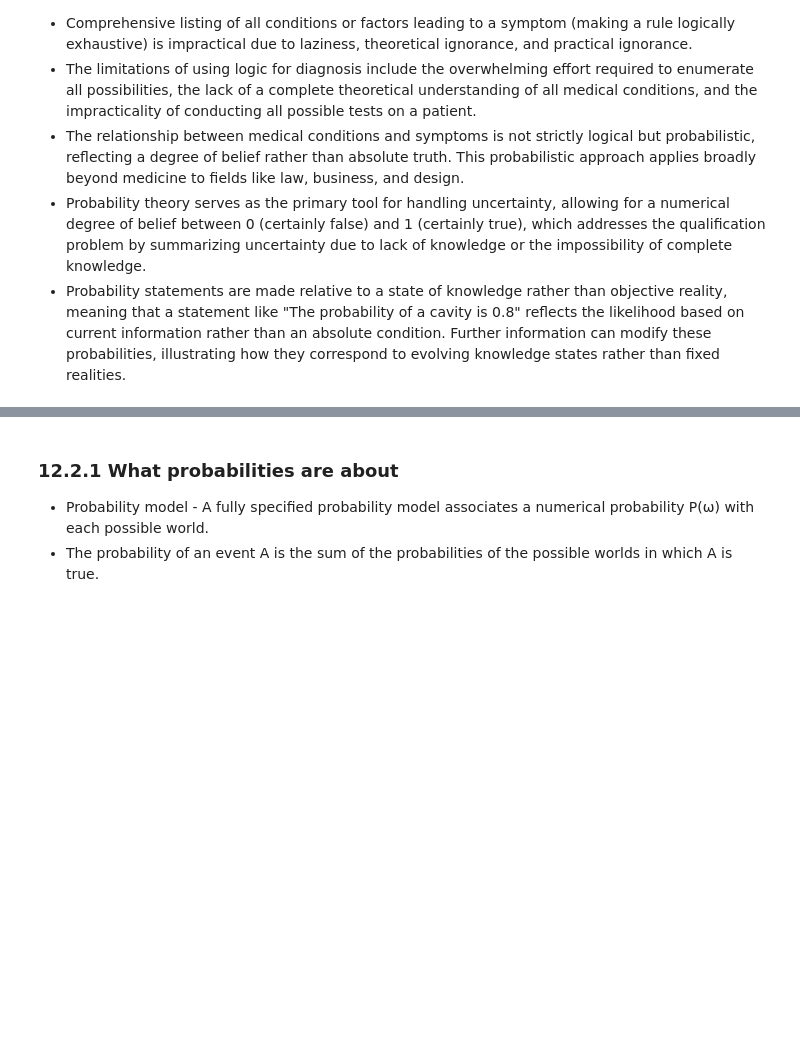
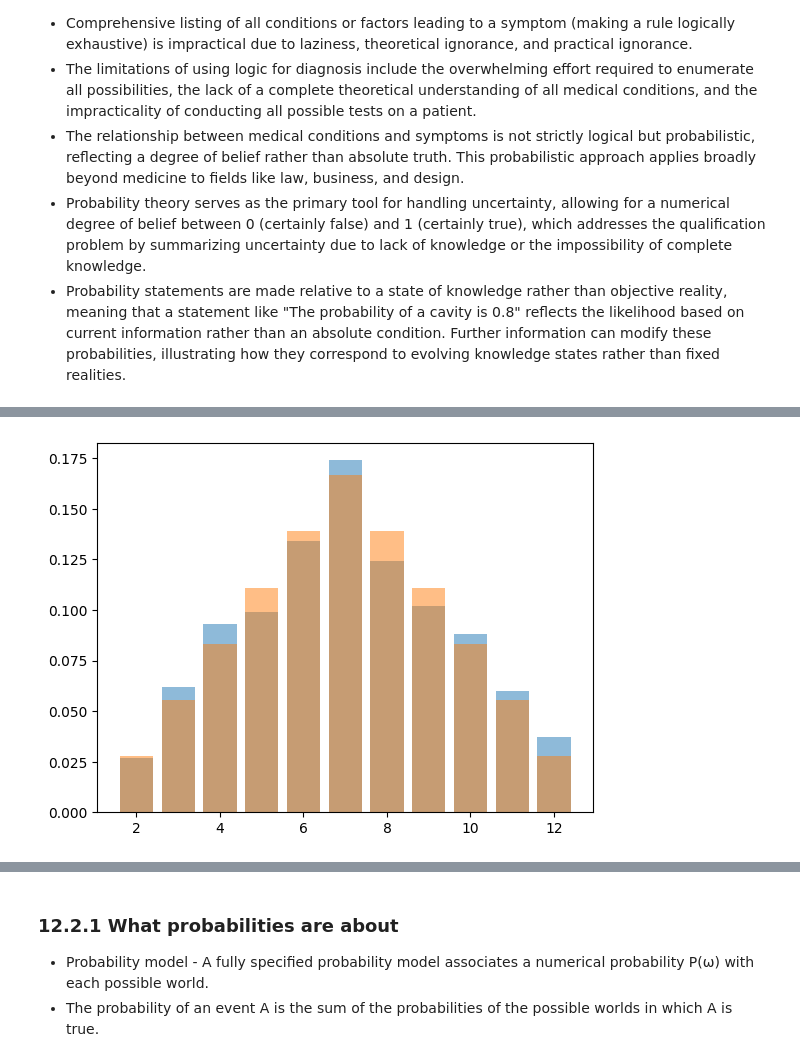
Before and after one commit to ValRCS/RBS_PBM773_Introduction_to_AI, a Jupyter notebook: notebooks/ch12_quantifying_uncertainty.ipynb, the cells around one changed output, grey strips where cells are left out. Drawn from its saved outputs; the diff is of its cells as text; code cells hidden in the pictures; blank space fills up the shorter version.

```diff
--- a/notebooks/ch12_quantifying_uncertainty.ipynb
+++ b/notebooks/ch12_quantifying_uncertainty.ipynb
@@ -37,0 +98,31 @@
+# %%
+# let's generate expected probabilities
+# so 1/36 for 2 and 12
+# 2/36 for 3 and 11
+# 3/36 for 4 and 10
+# 4/36 for 5 and 9
+# 5/36 for 6 and 8
+# 6/36 for 7
+
+expected = {i:0 for i in range(2,13)}
+expected[2] = 1/36
+expected[12] = 1/36
+expected[3] = 2/36
+expected[11] = 2/36
+expected[4] = 3/36
+expected[10] = 3/36
+expected[5] = 4/36
+expected[9] = 4/36
+expected[6] = 5/36
+expected[8] = 5/36
+expected[7] = 6/36
+
+# plot two plots on same graph
+# one actual
+# one expected
+plt.bar(result_dict.keys(), result_dict.values(), alpha=0.5)
+plt.bar(expected.keys(), expected.values(), alpha=0.5)
+
+plt.show()
+# %% [output]
+[figure, added]
```
Also changed, not shown: parts of 10 cells of this notebook.
